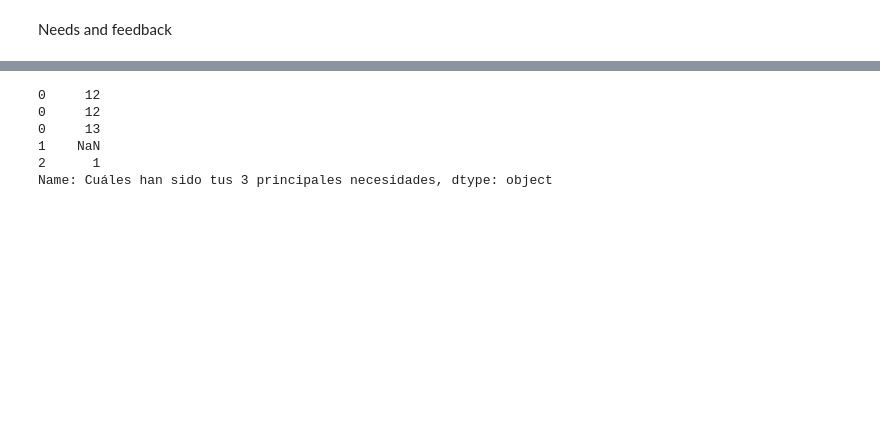
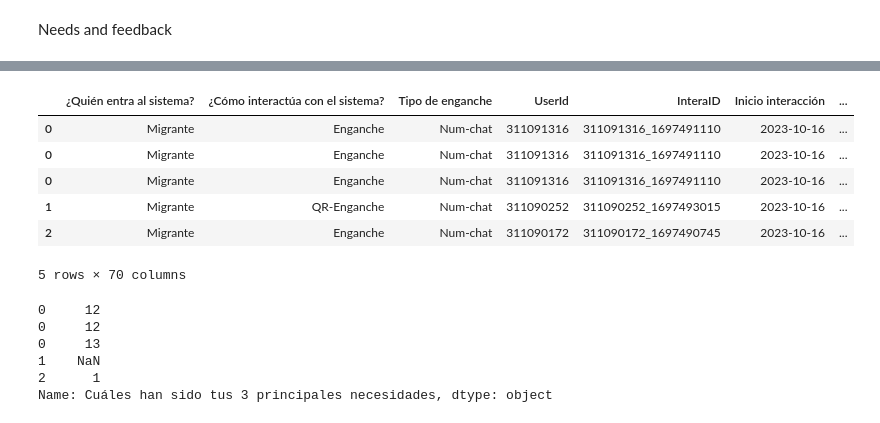
Before and after one commit to maolarte/Aurora, a Jupyter notebook: Aurora.ipynb, the cells around one changed output, grey strips where cells are left out. Drawn from its saved outputs; the diff is of its cells as text; code cells hidden in the pictures; blank space fills up the shorter version.

```diff
--- a/Aurora.ipynb
+++ b/Aurora.ipynb
@@ -305,9 +343,17 @@ df1
 excel_file = 'ayuda.xlsx'
 df1.to_excel(excel_file, index=False)
 # %%
-aurora['necesidades'] = aurora['necesidades'].str.split('|')
-prueba = aurora.explode('necesidades')
+aurora['Cuáles han sido tus 3 principales necesidades'] = aurora['Cuáles han sido tus 3 principales necesidades'].str.split('|')
+prueba = aurora.explode('Cuáles han sido tus 3 principales necesidades')
 prueba.head()
+# %% [output]
+|  | ¿Quién entra al sistema? | ¿Cómo interactúa con el sistema? | Tipo de enganche | UserId | InteraID | Inicio interacción | ... |
+| 0 | Migrante | Enganche | Num-chat | 311091316 | 311091316_1697491110 | 2023-10-16 | ... |
+| 0 | Migrante | Enganche | Num-chat | 311091316 | 311091316_1697491110 | 2023-10-16 | ... |
+| 0 | Migrante | Enganche | Num-chat | 311091316 | 311091316_1697491110 | 2023-10-16 | ... |
+| 1 | Migrante | QR-Enganche | Num-chat | 311090252 | 311090252_1697493015 | 2023-10-16 | ... |
+| 2 | Migrante | Enganche | Num-chat | 311090172 | 311090172_1697490745 | 2023-10-16 | ... |
+5 rows × 70 columns
 # %%
 prueba["Cuáles han sido tus 3 principales necesidades"].head()
 # %% [output]
```
Also changed, not shown: parts of 10 cells of this notebook, 3 other files.
